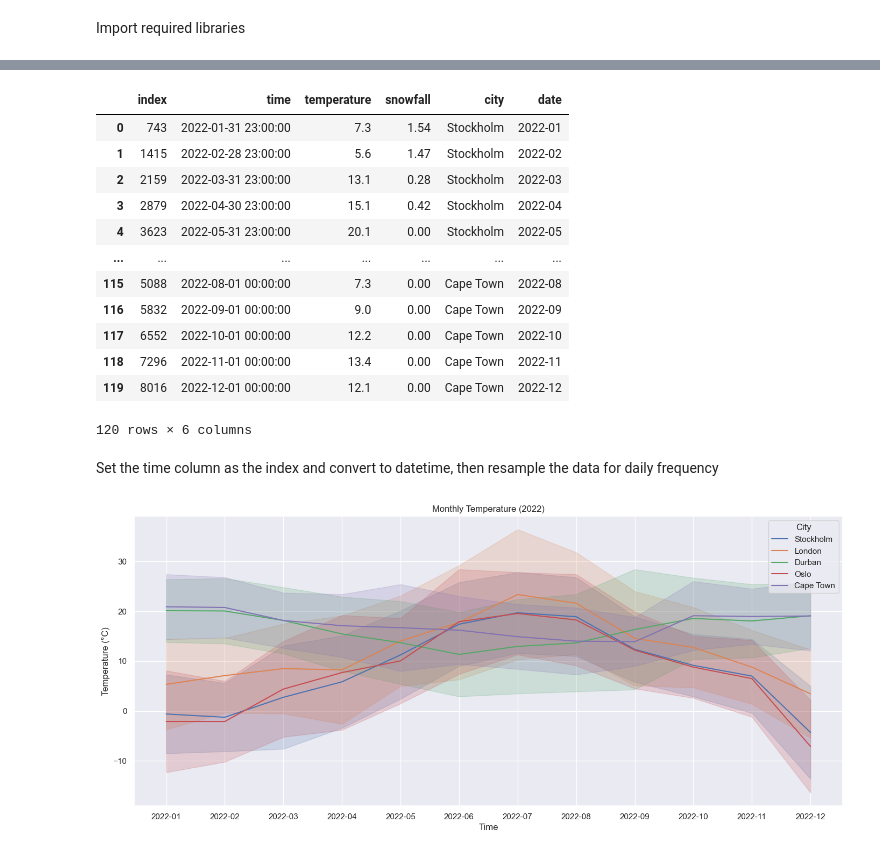
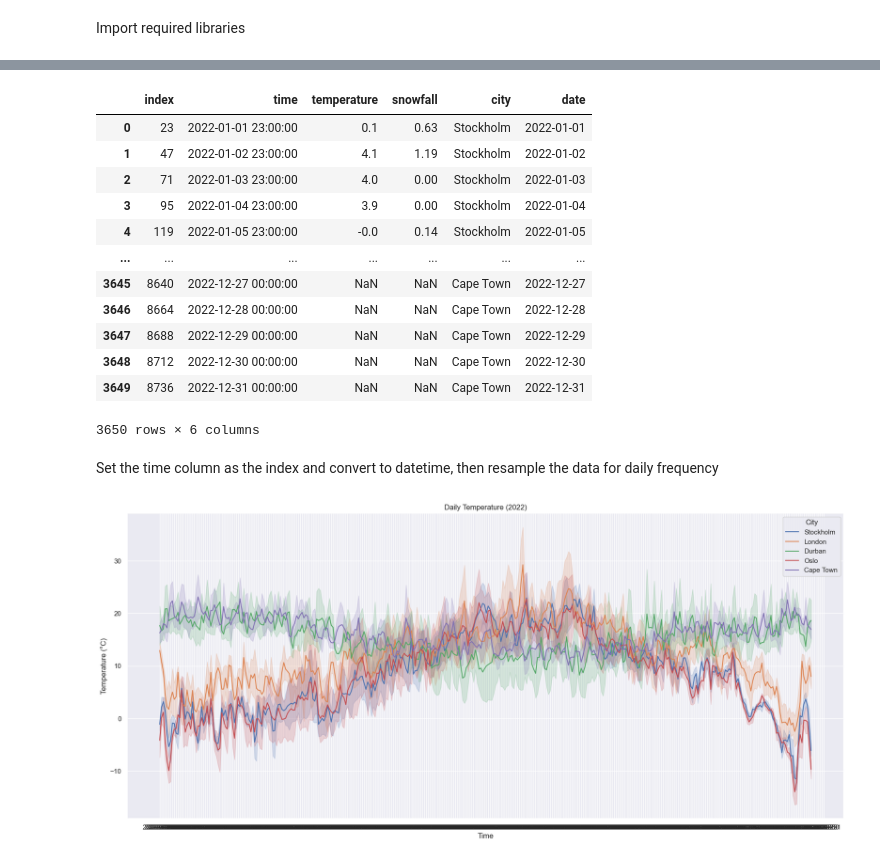
Before and after one commit to divanvisagie/turbine, a Jupyter notebook: plots.ipynb, the cells around one changed output, grey strips where cells are left out. Cells and saved outputs as stored; diff of their text form; code cells hidden in the pictures.

```diff
--- a/plots.ipynb
+++ b/plots.ipynb
@@ -6,7 +6,7 @@ import pandas as pd
 import matplotlib.pyplot as plt
 from scipy.ndimage import gaussian_filter
 
-frequency = 'M'
+frequency = 'D'
 # %%
 def clean(df):
   df = df.reset_index()
@@ -47,46 +25,44 @@ df_list = [read_and_clean(file_path) for file_path in file_paths]
 df = pd.concat(df_list)
 df = df.reset_index(drop=True)
 df['time'] = pd.to_datetime(df['time'])
-df['date'] = df['time'].dt.strftime('%Y-%m')
+df['date'] = df['time'].dt.strftime('%Y-%m-%d')
 df
 # %% [output]
 |  | index | time | temperature | snowfall | city | date |
-| 0 | 743 | 2022-01-31 23:00:00 | 7.3 | 1.54 | Stockholm | 2022-01 |
-| 1 | 1415 | 2022-02-28 23:00:00 | 5.6 | 1.47 | Stockholm | 2022-02 |
-| 2 | 2159 | 2022-03-31 23:00:00 | 13.1 | 0.28 | Stockholm | 2022-03 |
-| 3 | 2879 | 2022-04-30 23:00:00 | 15.1 | 0.42 | Stockholm | 2022-04 |
-| 4 | 3623 | 2022-05-31 23:00:00 | 20.1 | 0.00 | Stockholm | 2022-05 |
+| 0 | 23 | 2022-01-01 23:00:00 | 0.1 | 0.63 | Stockholm | 2022-01-01 |
+| 1 | 47 | 2022-01-02 23:00:00 | 4.1 | 1.19 | Stockholm | 2022-01-02 |
+| 2 | 71 | 2022-01-03 23:00:00 | 4.0 | 0.00 | Stockholm | 2022-01-03 |
+| 3 | 95 | 2022-01-04 23:00:00 | 3.9 | 0.00 | Stockholm | 2022-01-04 |
+| 4 | 119 | 2022-01-05 23:00:00 | -0.0 | 0.14 | Stockholm | 2022-01-05 |
 | ... | ... | ... | ... | ... | ... | ... |
-| 115 | 5088 | 2022-08-01 00:00:00 | 7.3 | 0.00 | Cape Town | 2022-08 |
-| 116 | 5832 | 2022-09-01 00:00:00 | 9.0 | 0.00 | Cape Town | 2022-09 |
-| 117 | 6552 | 2022-10-01 00:00:00 | 12.2 | 0.00 | Cape Town | 2022-10 |
-| 118 | 7296 | 2022-11-01 00:00:00 | 13.4 | 0.00 | Cape Town | 2022-11 |
-| 119 | 8016 | 2022-12-01 00:00:00 | 12.1 | 0.00 | Cape Town | 2022-12 |
+| 3645 | 8640 | 2022-12-27 00:00:00 | NaN | NaN | Cape Town | 2022-12-27 |
+| 3646 | 8664 | 2022-12-28 00:00:00 | NaN | NaN | Cape Town | 2022-12-28 |
+| 3647 | 8688 | 2022-12-29 00:00:00 | NaN | NaN | Cape Town | 2022-12-29 |
+| 3648 | 8712 | 2022-12-30 00:00:00 | NaN | NaN | Cape Town | 2022-12-30 |
+| 3649 | 8736 | 2022-12-31 00:00:00 | NaN | NaN | Cape Town | 2022-12-31 |
-120 rows × 6 columns
+3650 rows × 6 columns
 # %% [markdown]
 Set the time column as the index  and convert to datetime, then resample the data for daily frequency
 # %%
-
-
-plt.figure(figsize=(17, 7))
+plt.figure(figsize=(21, 9))
 
 # Set the style of the plot
 sns.set_theme()
 
 sns.lineplot(
     data=df,
     hue="city",
     x="date",
     y="temperature"
 )
 
 # Add axis labels and a title
 plt.xlabel("Time")
 plt.ylabel("Temperature (°C)")
 plt.legend().set_title("City")
 
 # Show the plot
-plt.title("Monthly Temperature (2022)")
+plt.title("Daily Temperature (2022)")
 plt.show()
 # %% [output]
-[figure, old version]
+[figure, new version]
```
Also changed, not shown: parts of 1 cell of this notebook, 2 other files.
